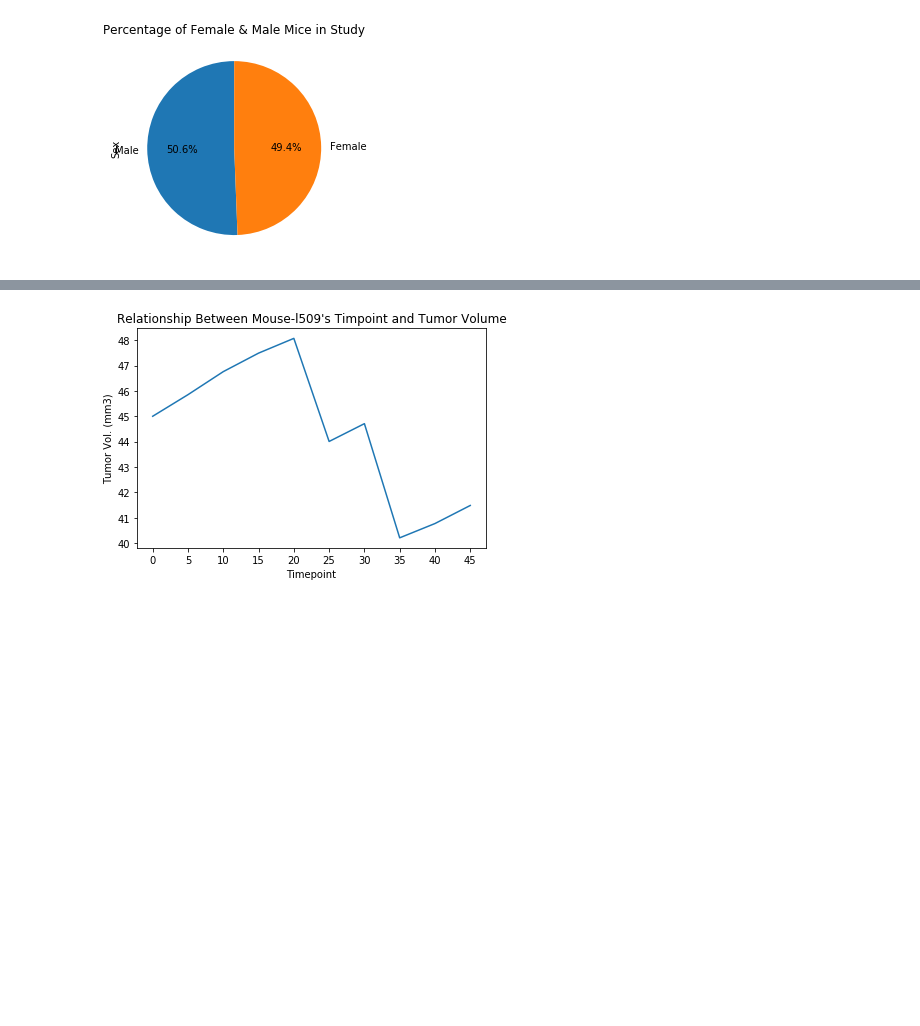
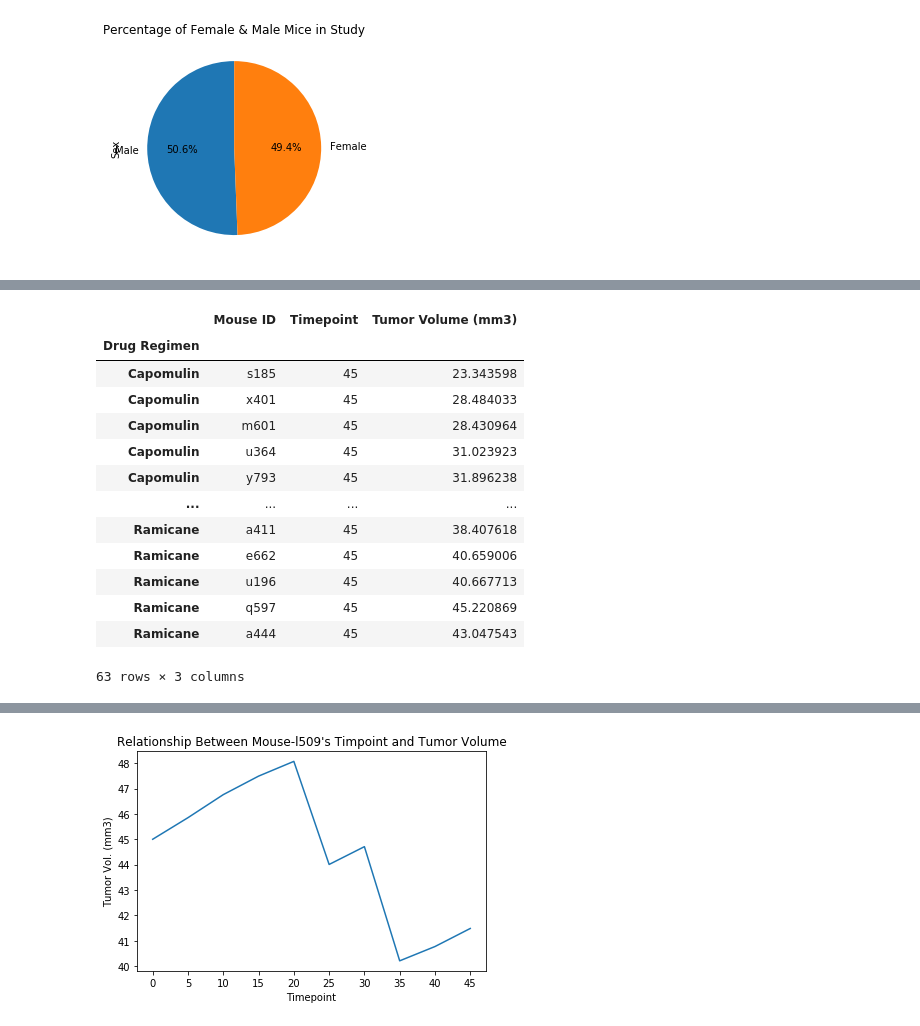
Before and after one commit to Tam-ala/Pymaceuticals-Inc_Plotting-with-Matplotlib, a Jupyter notebook: Pymaceuticals/Pymaceuticals_update.ipynb, the cells around one changed output, grey strips where cells are left out. Cells and saved outputs as stored; diff of their text form; code cells hidden in the pictures; blank space fills up the shorter version.

```diff
--- a/Pymaceuticals/Pymaceuticals_update.ipynb
+++ b/Pymaceuticals/Pymaceuticals_update.ipynb
@@ -231,0 +141,30 @@ Values above 73.230500975 could be outliers.
+# %%
+# Calculate the final tumor volume of each mouse across four of the most promising treatment regimens.
+# The four Drug Regimens: Capomulin, Ramicane, Infubinol, and Ceftamin.
+
+# Filter for the 4 regimens with loc
+regimens = mouse_study_df[['Mouse ID', 'Timepoint','Drug Regimen', 'Tumor Volume (mm3)']]
+regimens_df = regimens.set_index('Drug Regimen')
+four_regimens = regimens_df.loc[['Capomulin','Ceftamin','Infubinol','Ramicane'],['Mouse ID','Timepoint','Tumor Volume (mm3)']]
+
+# Filter for the max timepoint(45) for each mouse who took one of the 4 regimens
+timepoint_max = four_regimens.loc[four_regimens['Timepoint'] == 45]
+timepoint_max
+
+# switch columns and rows to prepare for the boxplot
+# timepoint_max.transpose()
+# %% [output]
+|  | Mouse ID | Timepoint | Tumor Volume (mm3) |
+| Drug Regimen |  |  |  |
+| Capomulin | s185 | 45 | 23.343598 |
+| Capomulin | x401 | 45 | 28.484033 |
+| Capomulin | m601 | 45 | 28.430964 |
+| Capomulin | u364 | 45 | 31.023923 |
+| Capomulin | y793 | 45 | 31.896238 |
+| ... | ... | ... | ... |
+| Ramicane | a411 | 45 | 38.407618 |
+| Ramicane | e662 | 45 | 40.659006 |
+| Ramicane | u196 | 45 | 40.667713 |
+| Ramicane | q597 | 45 | 45.220869 |
+| Ramicane | a444 | 45 | 43.047543 |
+63 rows × 3 columns
```
Also changed, not shown: parts of 18 cells of this notebook.
